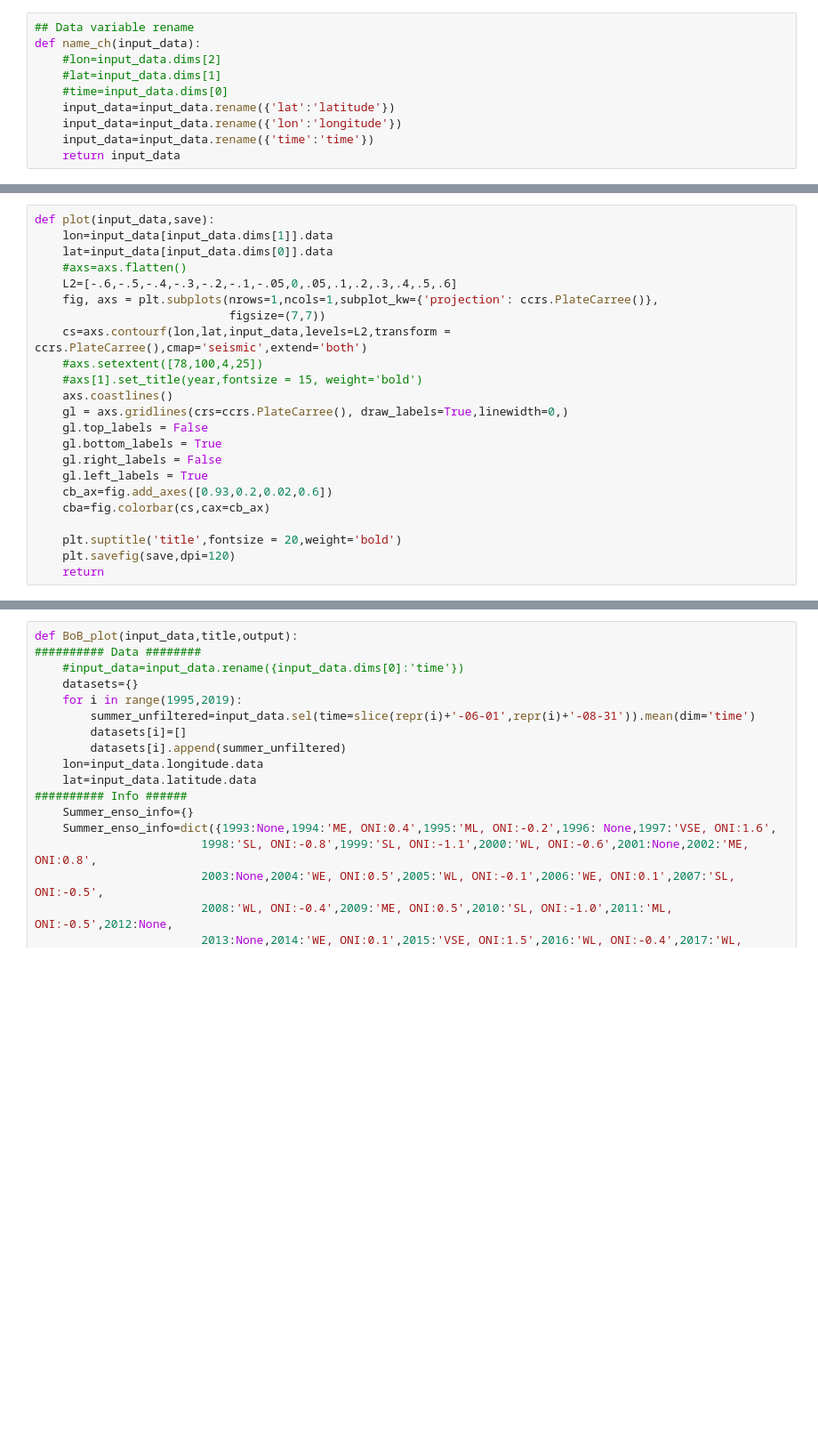
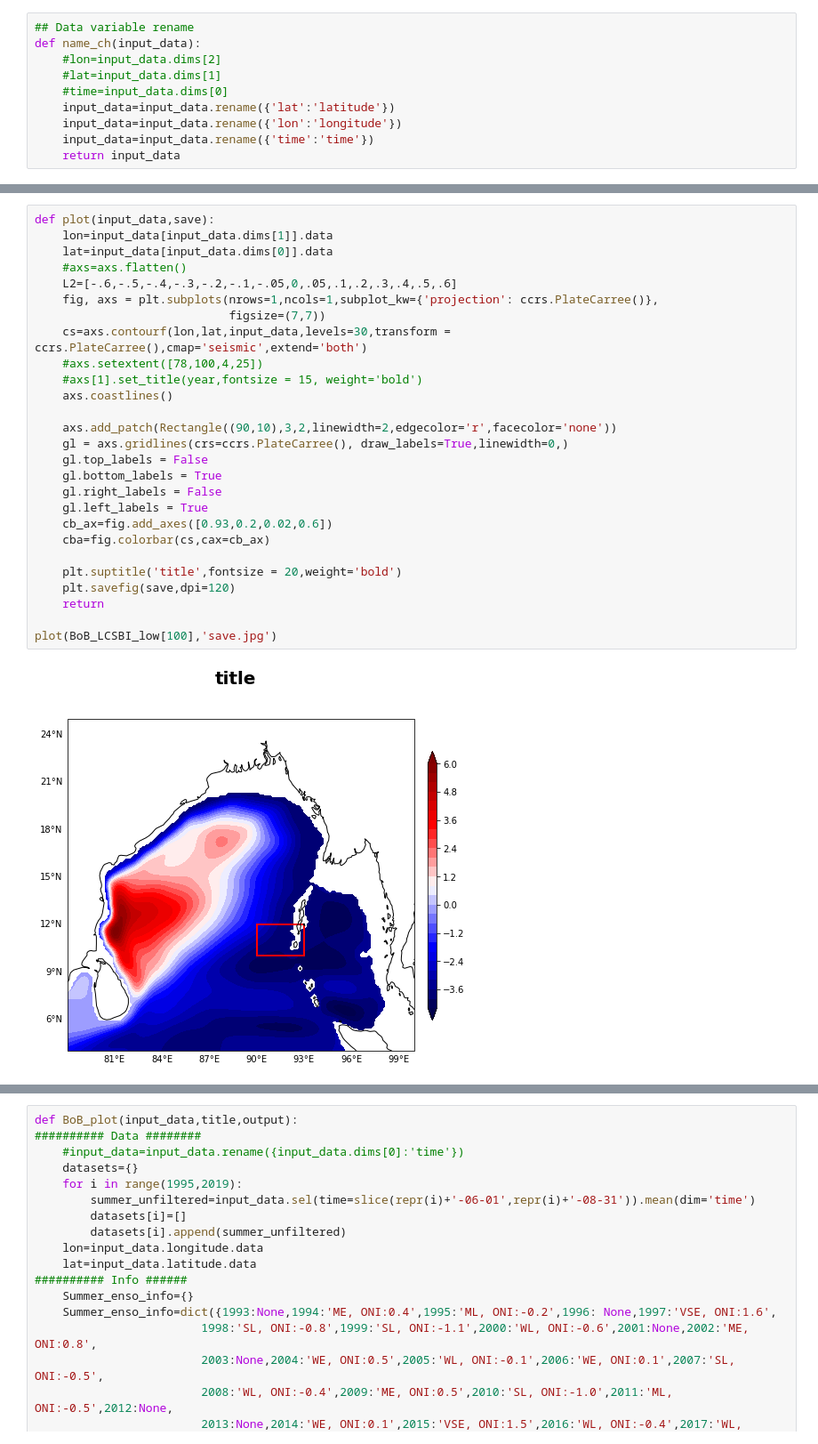
Before and after one commit to ghossh/BoB-Decadal-SLA, a Jupyter notebook: BoB_plots.ipynb, the cells around one changed output, grey strips where cells are left out. Shown at 89% size. Cells and saved outputs as stored; diff of their text form; blank space fills up the shorter version.

```diff
--- a/BoB_plots.ipynb
+++ b/BoB_plots.ipynb
@@ -68,23 +44,29 @@ The sea level anomaly is the sea surface height above mean sea surface; it is re
 # %%
 def plot(input_data,save):
     lon=input_data[input_data.dims[1]].data
     lat=input_data[input_data.dims[0]].data
     #axs=axs.flatten()
     L2=[-.6,-.5,-.4,-.3,-.2,-.1,-.05,0,.05,.1,.2,.3,.4,.5,.6]
     fig, axs = plt.subplots(nrows=1,ncols=1,subplot_kw={'projection': ccrs.PlateCarree()},
                             figsize=(7,7))
-    cs=axs.contourf(lon,lat,input_data,levels=L2,transform = ccrs.PlateCarree(),cmap='seismic',extend='both')
+    cs=axs.contourf(lon,lat,input_data,levels=30,transform = ccrs.PlateCarree(),cmap='seismic',extend='both')
     #axs.setextent([78,100,4,25])
     #axs[1].set_title(year,fontsize = 15, weight='bold')
     axs.coastlines()
+
+    axs.add_patch(Rectangle((90,10),3,2,linewidth=2,edgecolor='r',facecolor='none'))
     gl = axs.gridlines(crs=ccrs.PlateCarree(), draw_labels=True,linewidth=0,)
     gl.top_labels = False
     gl.bottom_labels = True
     gl.right_labels = False
     gl.left_labels = True
     cb_ax=fig.add_axes([0.93,0.2,0.02,0.6])
     cba=fig.colorbar(cs,cax=cb_ax)
 
     plt.suptitle('title',fontsize = 20,weight='bold')
     plt.savefig(save,dpi=120)
     return
+
+plot(BoB_LCSBI_low[100],'save.jpg')
+# %% [output]
+[figure, added]
```
Also changed, not shown: parts of 28 cells of this notebook, 12 other files.
